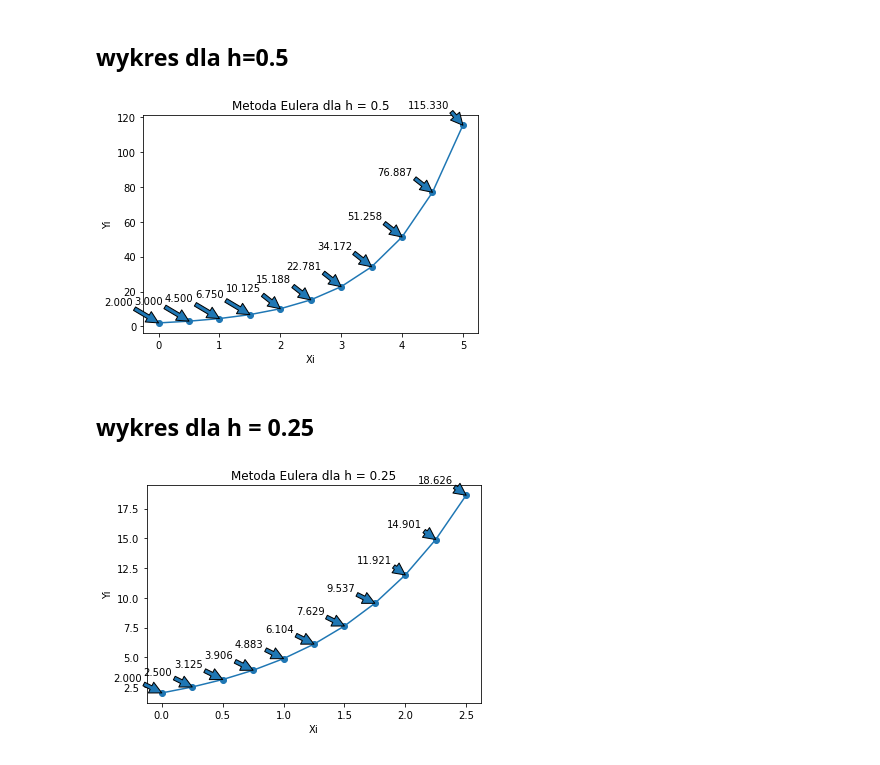
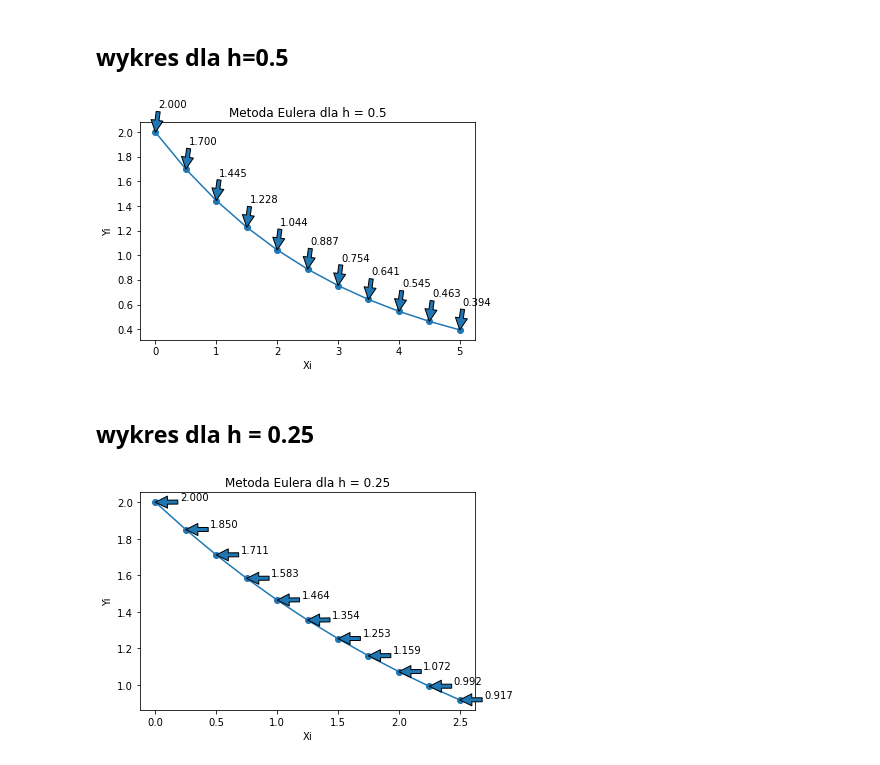
Before and after one commit to pabramowska/Numerical_Methods, a Jupyter notebook: zadanie_12.ipynb, the cells around one changed output. Saved outputs shown, nothing was run; the diff lists cells and outputs as text; code cells hidden in the pictures.

```diff
--- a/zadanie_12.ipynb
+++ b/zadanie_12.ipynb
@@ -3,12 +3,16 @@ import numpy as np
 import matplotlib.pyplot as plt
 # %%
 #funkcja wyliczająca punkty metodą Eulera
+def f(y):
+    return -0.3*y
+
+
 def euler(a,b,h,y0):
     y = [y0]
     i = np.arange(11)
     Xi = a+i*h
     for index in range(1,11):
-        y.append(y[index-1] + h*y[index-1])
+        y.append(y[index-1] + h*f(y[index-1]))
     return Xi,y
 # %%
 #definiowanie zmiennych i wyliczanie punktów
@@ -30,18 +34,18 @@ plt.xlabel('Xi')
 plt.ylabel('Yi')
 plt.title('Metoda Eulera dla h = 0.5')
 for index in range(len(y1)):
-    plt.annotate(y1_text[index],(x1[index],y1[index]),arrowprops=dict(ArrowStyle='->'),xytext=(x1[index]-0.9,y1[index]+10))
+    plt.annotate(y1_text[index],(x1[index],y1[index]),arrowprops=dict(ArrowStyle='->'),xytext=(x1[index]+0.05,y1[index]+0.2))
 # %% [output]
-[figure, old version]
+[figure, new version]
 # %% [markdown]
 ## wykres dla h = 0.25
 # %%
 plt.plot(x2,y2)
 plt.scatter(x2,y2)
 plt.xlabel('Xi')
 plt.ylabel('Yi')
 plt.title('Metoda Eulera dla h = 0.25')
 for index in range(len(y2)):
-    plt.annotate(y2_text[index],(x2[index],y2[index]),arrowprops=dict(ArrowStyle='->'),xytext=(x2[index]-0.4,y2[index]+1))
+    plt.annotate(y2_text[index],(x2[index],y2[index]),arrowprops=dict(ArrowStyle='->'),xytext=(x2[index]+0.2,y2[index]+0.012))
 # %% [output]
-[figure, old version]
+[figure, new version]
```
